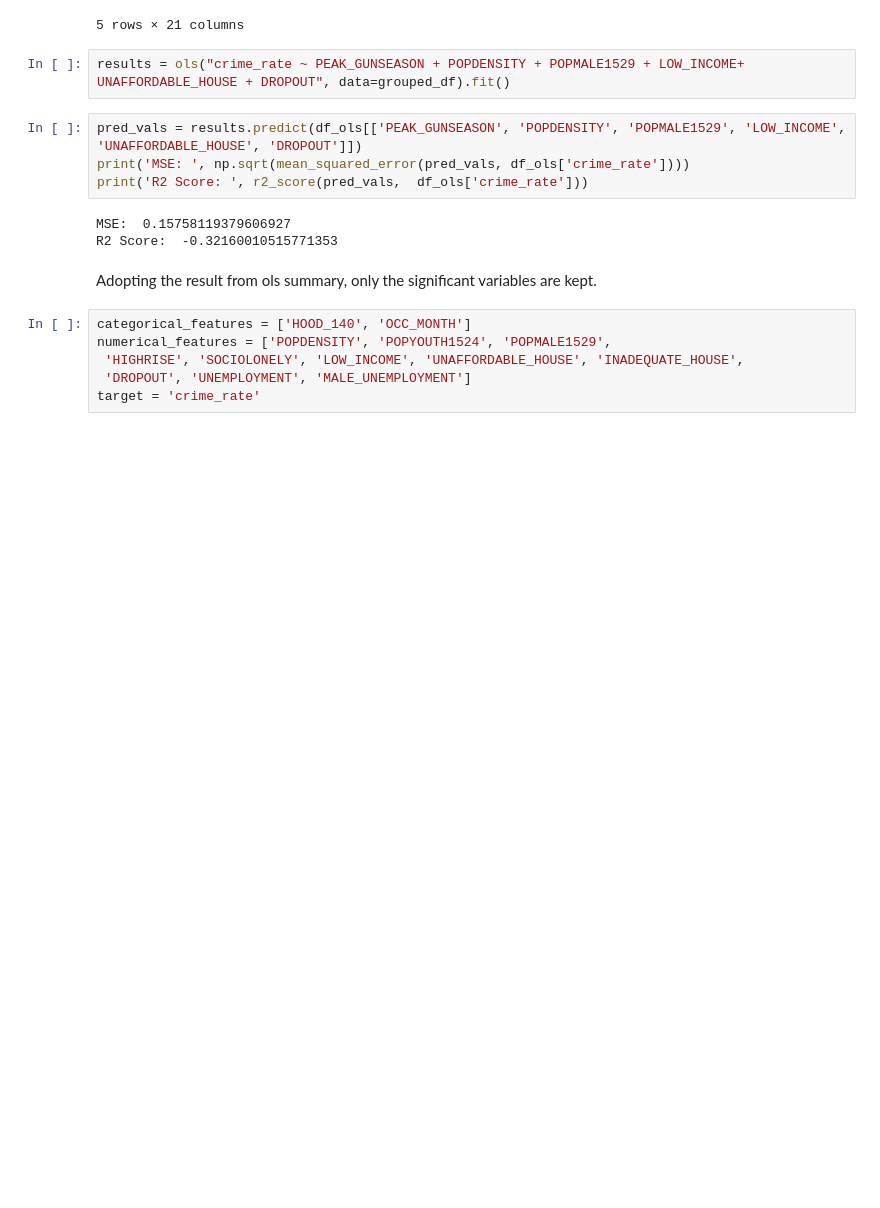
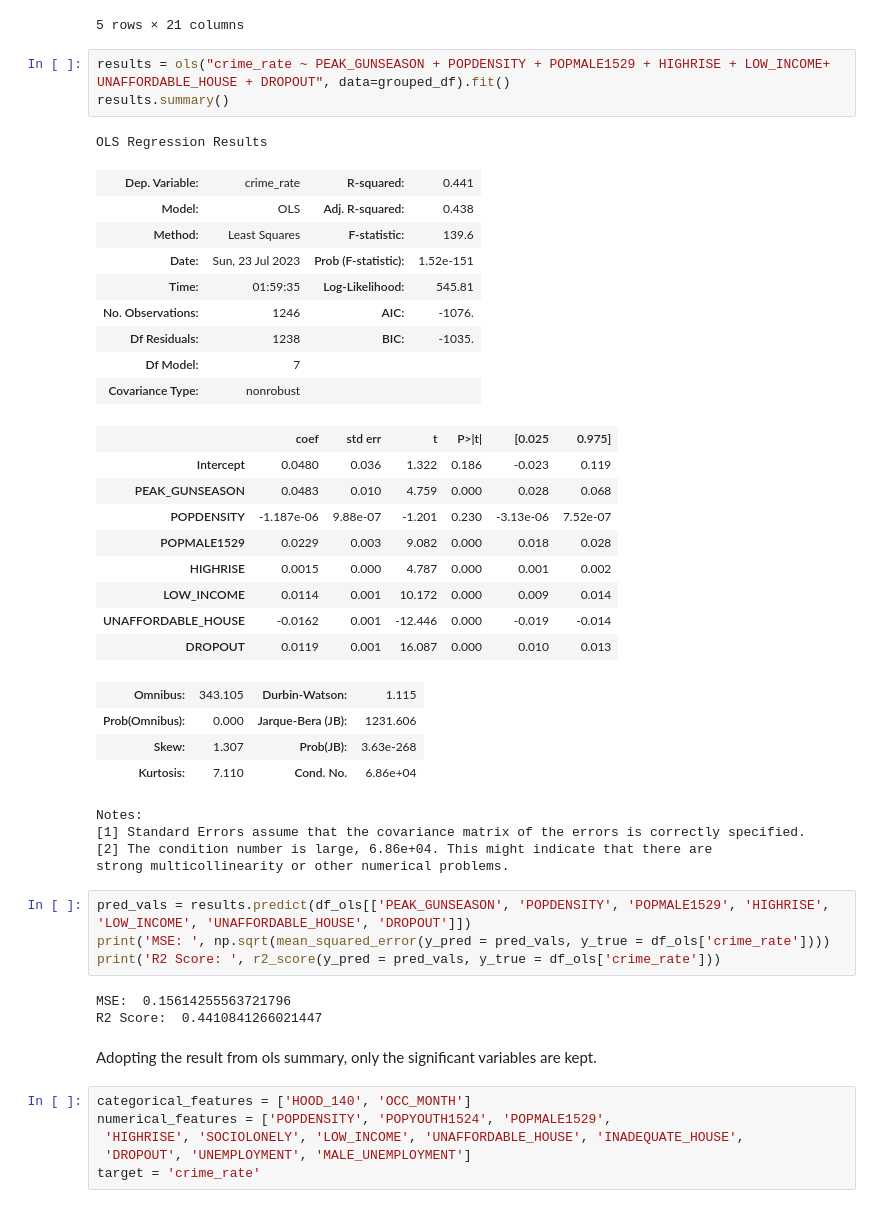
Before and after one commit to zyuxing0717/Toronto-firearm-discharge-analysis, a Jupyter notebook: olc_try.ipynb, the cells around one changed output. Saved outputs shown, nothing was run; the diff lists cells and outputs as text; blank space fills up the shorter version.

```diff
--- a/olc_try.ipynb
+++ b/olc_try.ipynb
@@ -237,14 +237,43 @@ df_ols.head()
 | 4 | 8 | 1 | May | 5 | 33312 | 1117 | 16.35 | 14.95 | 13.06 | ... |
 5 rows × 21 columns
 # %%
-results = ols("crime_rate ~ PEAK_GUNSEASON + POPDENSITY + POPMALE1529 + LOW_INCOME+ UNAFFORDABLE_HOUSE + DROPOUT", data=grouped_df).fit()
+results = ols("crime_rate ~ PEAK_GUNSEASON + POPDENSITY + POPMALE1529 + HIGHRISE + LOW_INCOME+ UNAFFORDABLE_HOUSE + DROPOUT", data=grouped_df).fit()
+results.summary()
+# %% [output]
+OLS Regression Results
+| Dep. Variable: | crime_rate | R-squared: | 0.441 |
+| Model: | OLS | Adj. R-squared: | 0.438 |
+| Method: | Least Squares | F-statistic: | 139.6 |
+| Date: | Sun, 23 Jul 2023 | Prob (F-statistic): | 1.52e-151 |
+| Time: | 01:59:35 | Log-Likelihood: | 545.81 |
+| No. Observations: | 1246 | AIC: | -1076. |
+| Df Residuals: | 1238 | BIC: | -1035. |
+| Df Model: | 7 |  |  |
+| Covariance Type: | nonrobust |  |  |
+|  | coef | std err | t | P>|t| | [0.025 | 0.975] |
+| Intercept | 0.0480 | 0.036 | 1.322 | 0.186 | -0.023 | 0.119 |
+| PEAK_GUNSEASON | 0.0483 | 0.010 | 4.759 | 0.000 | 0.028 | 0.068 |
+| POPDENSITY | -1.187e-06 | 9.88e-07 | -1.201 | 0.230 | -3.13e-06 | 7.52e-07 |
+| POPMALE1529 | 0.0229 | 0.003 | 9.082 | 0.000 | 0.018 | 0.028 |
+| HIGHRISE | 0.0015 | 0.000 | 4.787 | 0.000 | 0.001 | 0.002 |
+| LOW_INCOME | 0.0114 | 0.001 | 10.172 | 0.000 | 0.009 | 0.014 |
+| UNAFFORDABLE_HOUSE | -0.0162 | 0.001 | -12.446 | 0.000 | -0.019 | -0.014 |
+| DROPOUT | 0.0119 | 0.001 | 16.087 | 0.000 | 0.010 | 0.013 |
+| Omnibus: | 343.105 | Durbin-Watson: | 1.115 |
+| Prob(Omnibus): | 0.000 | Jarque-Bera (JB): | 1231.606 |
+| Skew: | 1.307 | Prob(JB): | 3.63e-268 |
+| Kurtosis: | 7.110 | Cond. No. | 6.86e+04 |
+Notes:
+[1] Standard Errors assume that the covariance matrix of the errors is correctly specified.
+[2] The condition number is large, 6.86e+04. This might indicate that there are
+strong multicollinearity or other numerical problems.
 # %%
-pred_vals = results.predict(df_ols[['PEAK_GUNSEASON', 'POPDENSITY', 'POPMALE1529', 'LOW_INCOME', 'UNAFFORDABLE_HOUSE', 'DROPOUT']])
-print('MSE: ', np.sqrt(mean_squared_error(pred_vals, df_ols['crime_rate'])))
-print('R2 Score: ', r2_score(pred_vals,  df_ols['crime_rate']))
+pred_vals = results.predict(df_ols[['PEAK_GUNSEASON', 'POPDENSITY', 'POPMALE1529', 'HIGHRISE', 'LOW_INCOME', 'UNAFFORDABLE_HOUSE', 'DROPOUT']])
+print('MSE: ', np.sqrt(mean_squared_error(y_pred = pred_vals, y_true = df_ols['crime_rate'])))
+print('R2 Score: ', r2_score(y_pred = pred_vals, y_true = df_ols['crime_rate']))
 # %% [output]
-MSE:  0.15758119379606927
-R2 Score:  -0.32160010515771353
+MSE:  0.15614255563721796
+R2 Score:  0.4410841266021447
 # %% [markdown]
 Adopting the result from ols summary, only the significant variables are kept.
 # %%
```
Also changed, not shown: parts of 4 cells of this notebook.
